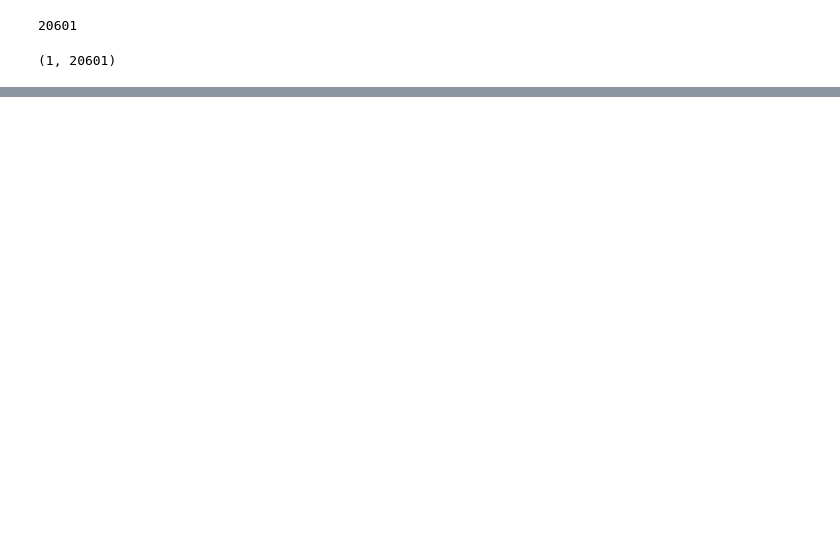
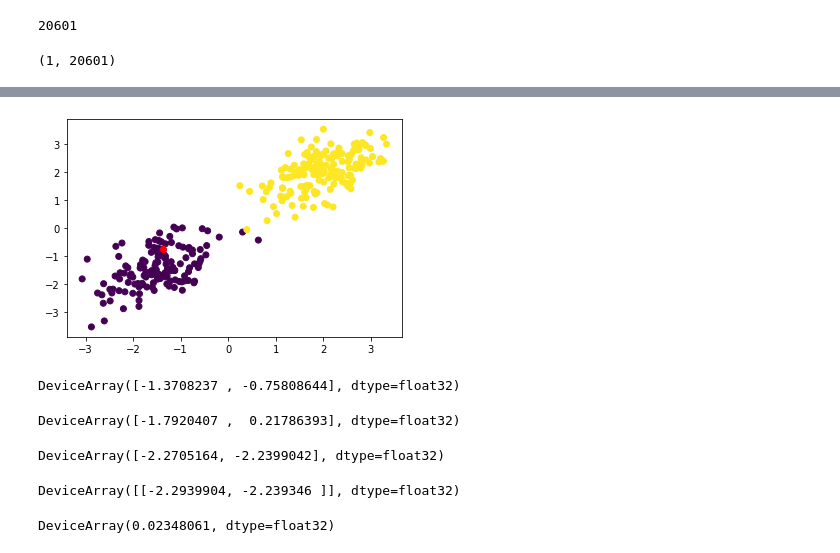
Before and after one commit to jdcc/ac207_final, a Jupyter notebook: VAE Example.ipynb, the cells around one changed output, grey strips where cells are left out. Saved outputs shown, nothing was run; the diff lists cells and outputs as text; code cells hidden in the pictures; blank space fills up the shorter version.

```diff
--- a/VAE Example.ipynb
+++ b/VAE Example.ipynb
@@ -387,0 +385,37 @@ plt.show()
+# %%
+chosen_point = x_train[5].T
+# %%
+plt.scatter(x_train.T[0], x_train.T[1], c=indices)
+plt.scatter(*chosen_point, color='red')
+
+plt.show()
+# %% [output]
+[figure, added]
+# %%
+chosen_point
+# %% [output]
+DeviceArray([-1.3708237 , -0.75808644], dtype=float32)
+# %%
+prediction = classifier.predict(chosen_point.reshape(1,-1))
+def calc_distance(x1, x2):
+    return np.linalg.norm(x1 - x2, ord=2)
+
+#while not prediction:
+chosen_z = vae.infer(chosen_point.reshape(1,-1).T)[:vae.z_dim,0]
+chosen_z
+# %% [output]
+DeviceArray([-1.7920407 ,  0.21786393], dtype=float32)
+# %%
+reconstructed_x = vae.decoder.forward(vae.decoder.weights.reshape(1,-1), chosen_z.reshape(1,-1).T).reshape(1,-1).squeeze()
+reconstructed_x
+# %% [output]
+DeviceArray([-2.2705164, -2.2399042], dtype=float32)
+# %%
+chosen_point.reshape(1,-1)
+# %% [output]
+DeviceArray([[-2.2939904, -2.239346 ]], dtype=float32)
+# %%
+distance = calc_distance(chosen_point, reconstructed_x)
+distance
+# %% [output]
+DeviceArray(0.02348061, dtype=float32)
```
Also changed, not shown: parts of 34 cells of this notebook, 1 other file.
